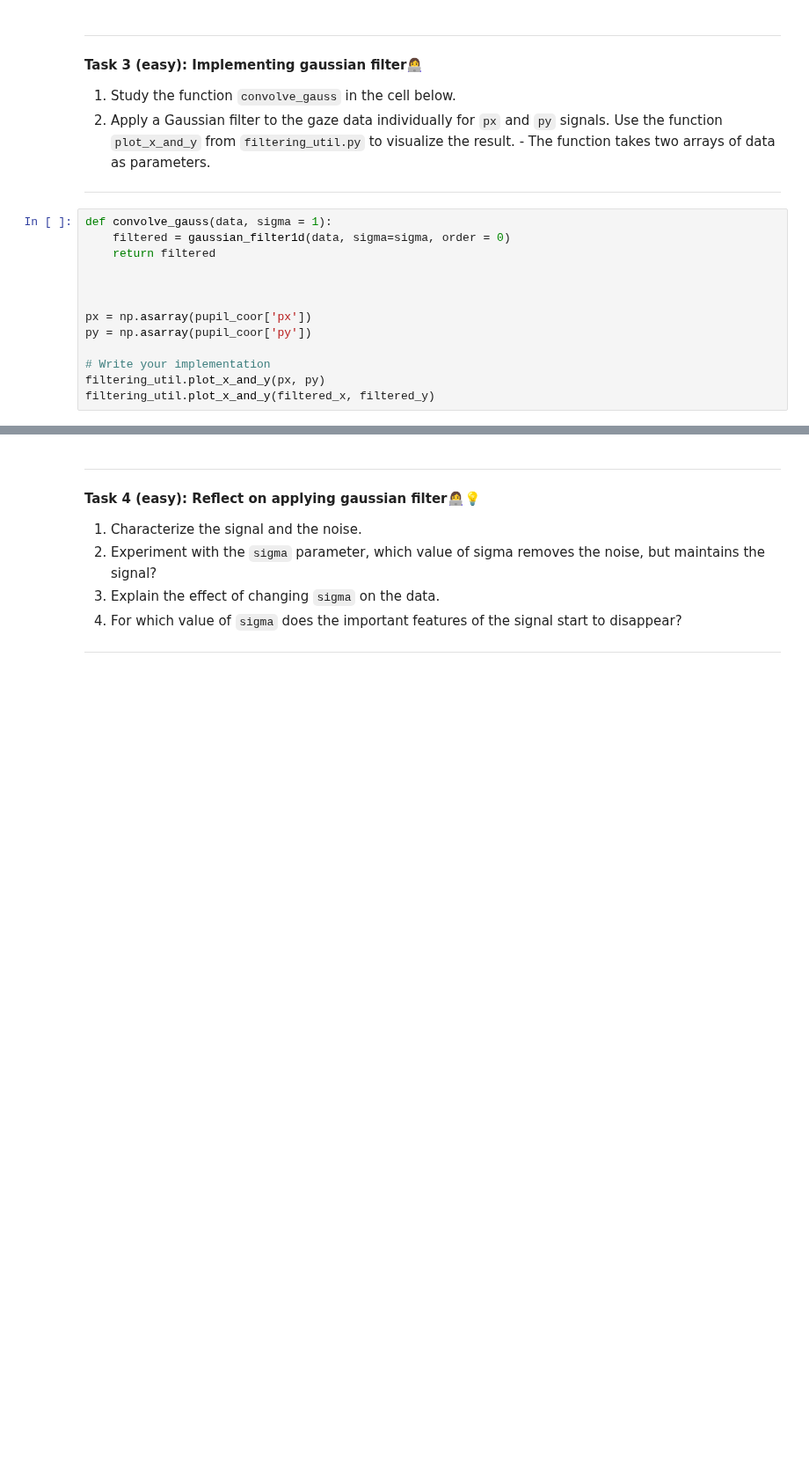
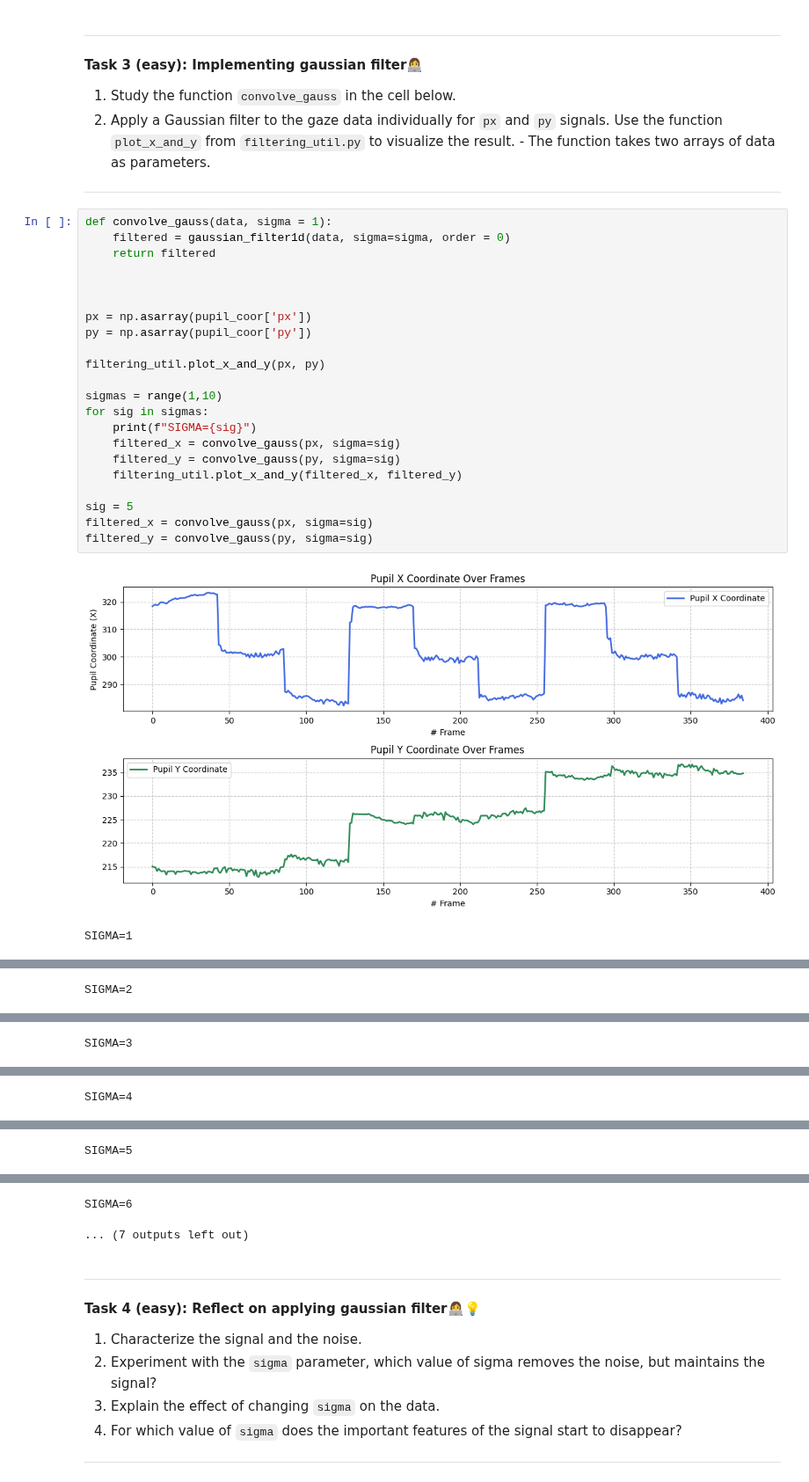
Before and after one commit to Mie-Jonasson/ComputerScienceMasters, a Jupyter notebook: IntroductionToMachineLearning/Exercises/W08/01-data_cleaning.ipynb, the cells around one changed output, grey strips where cells are left out. Shown at 88% size. Cells and saved outputs as stored; diff of their text form; blank space fills up the shorter version.

```diff
--- a/IntroductionToMachineLearning/Exercises/W08/01-data_cleaning.ipynb
+++ b/IntroductionToMachineLearning/Exercises/W08/01-data_cleaning.ipynb
@@ -161,13 +181,25 @@ and `py`
 # %%
 def convolve_gauss(data, sigma = 1):
     filtered = gaussian_filter1d(data, sigma=sigma, order = 0)
     return filtered
 
 
 
 px = np.asarray(pupil_coor['px'])
 py = np.asarray(pupil_coor['py'])
 
-# Write your implementation
 filtering_util.plot_x_and_y(px, py)
-filtering_util.plot_x_and_y(filtered_x, filtered_y)
+
+sigmas = range(1,10)
+for sig in sigmas:
+    print(f"SIGMA={sig}")
+    filtered_x = convolve_gauss(px, sigma=sig)
+    filtered_y = convolve_gauss(py, sigma=sig)
+    filtering_util.plot_x_and_y(filtered_x, filtered_y)
+
+sig = 5
+filtered_x = convolve_gauss(px, sigma=sig)
+filtered_y = convolve_gauss(py, sigma=sig)
+# %% [output]
+[figure, added]
+SIGMA=1
@@ -173,0 +207 @@ filtering_util.plot_x_and_y(filtered_x, filtered_y)
+SIGMA=2
@@ -173,0 +209 @@ filtering_util.plot_x_and_y(filtered_x, filtered_y)
+SIGMA=3
@@ -173,0 +211 @@ filtering_util.plot_x_and_y(filtered_x, filtered_y)
+SIGMA=4
@@ -173,0 +213 @@ filtering_util.plot_x_and_y(filtered_x, filtered_y)
+SIGMA=5
@@ -174,3 +215,5 @@ filtering_util.plot_x_and_y(filtered_x, filtered_y)
+SIGMA=6
+... (7 outputs left out)
 # %% [markdown]
 
 ---
```
Also changed, not shown: parts of 22 cells of this notebook, 3 other files.
